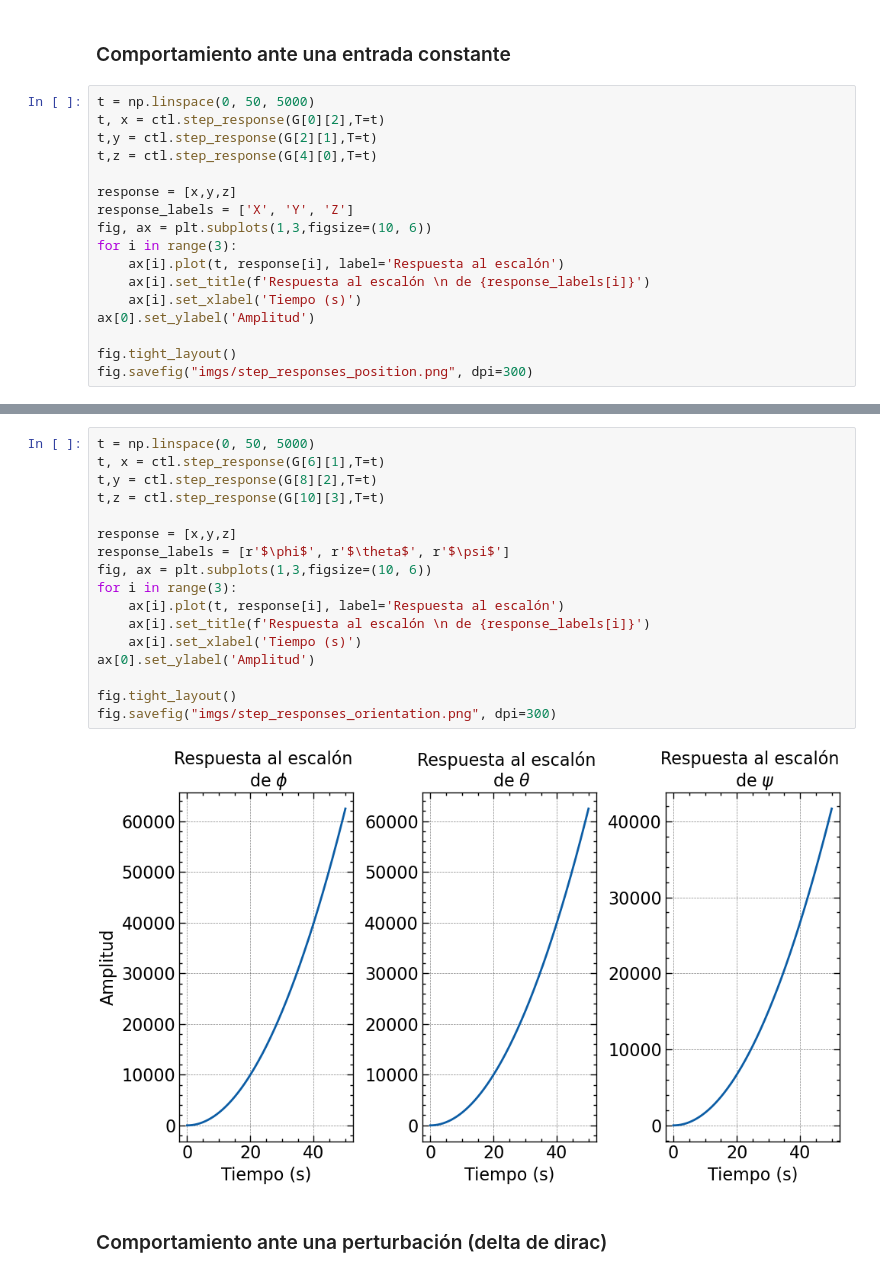
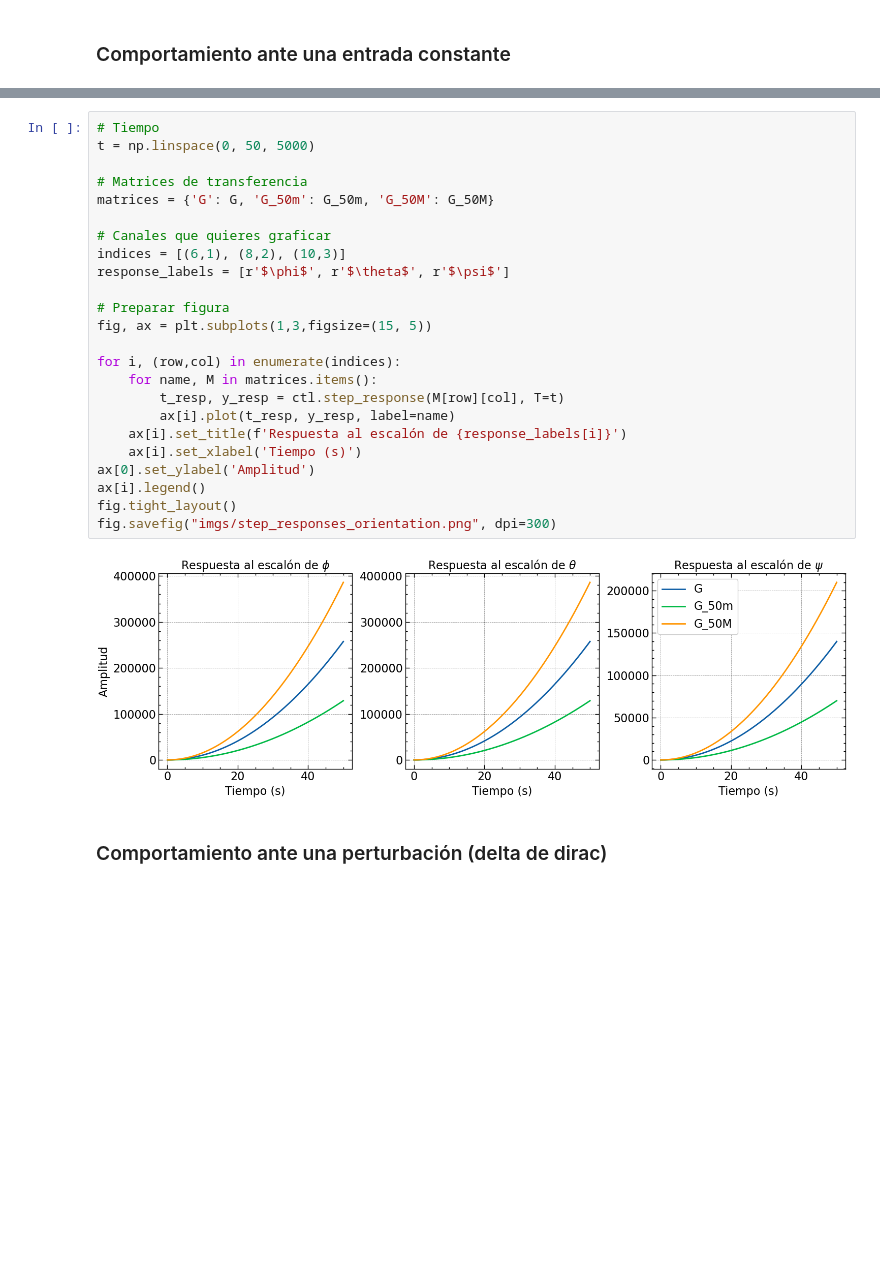
Before and after one commit to physicsIS/quadcopter, a Jupyter notebook: math_model.ipynb, the cells around one changed output, grey strips where cells are left out. Saved outputs shown, nothing was run; the diff lists cells and outputs as text; blank space fills up the shorter version.

Commit message:
fin de las graficas

```diff
--- a/math_model.ipynb
+++ b/math_model.ipynb
@@ -511,20 +586,3 @@ outputs=1, inputs=1)]
 ## Análisis en el dominio del tiempo
 # %% [markdown]
 ### Comportamiento ante una entrada constante
-# %%
-t = np.linspace(0, 50, 5000)
-t, x = ctl.step_response(G[0][2],T=t)
-t,y = ctl.step_response(G[2][1],T=t)
-t,z = ctl.step_response(G[4][0],T=t)
-
-response = [x,y,z]
-response_labels = ['X', 'Y', 'Z']
-fig, ax = plt.subplots(1,3,figsize=(10, 6))
-for i in range(3):
-	ax[i].plot(t, response[i], label='Respuesta al escalón')
-	ax[i].set_title(f'Respuesta al escalón \n de {response_labels[i]}')
-	ax[i].set_xlabel('Tiempo (s)')
-ax[0].set_ylabel('Amplitud')
-
-fig.tight_layout()
-fig.savefig("imgs/step_responses_position.png", dpi=300)
@@ -533,21 +615,28 @@ fig.savefig("imgs/step_responses_position.png", dpi=300)
 # %%
+# Tiempo
 t = np.linspace(0, 50, 5000)
-t, x = ctl.step_response(G[6][1],T=t)
-t,y = ctl.step_response(G[8][2],T=t)
-t,z = ctl.step_response(G[10][3],T=t)
 
-response = [x,y,z]
+# Matrices de transferencia
+matrices = {'G': G, 'G_50m': G_50m, 'G_50M': G_50M}
+
+# Canales que quieres graficar
+indices = [(6,1), (8,2), (10,3)]
 response_labels = [r'$\phi$', r'$\theta$', r'$\psi$']
-fig, ax = plt.subplots(1,3,figsize=(10, 6))
-for i in range(3):
-	ax[i].plot(t, response[i], label='Respuesta al escalón')
-	ax[i].set_title(f'Respuesta al escalón \n de {response_labels[i]}')
+
+# Preparar figura
+fig, ax = plt.subplots(1,3,figsize=(15, 5))
+
+for i, (row,col) in enumerate(indices):
+	for name, M in matrices.items():
+		t_resp, y_resp = ctl.step_response(M[row][col], T=t)
+		ax[i].plot(t_resp, y_resp, label=name)
+	ax[i].set_title(f'Respuesta al escalón de {response_labels[i]}')
 	ax[i].set_xlabel('Tiempo (s)')
 ax[0].set_ylabel('Amplitud')
-
+ax[i].legend()
 fig.tight_layout()
 fig.savefig("imgs/step_responses_orientation.png", dpi=300)
 # %% [output]
-[figure, old version]
+[figure, new version]
 # %% [markdown]
 ### Comportamiento ante una perturbación (delta de dirac)
```
Also changed, not shown: parts of 18 cells of this notebook, 8 other files.
